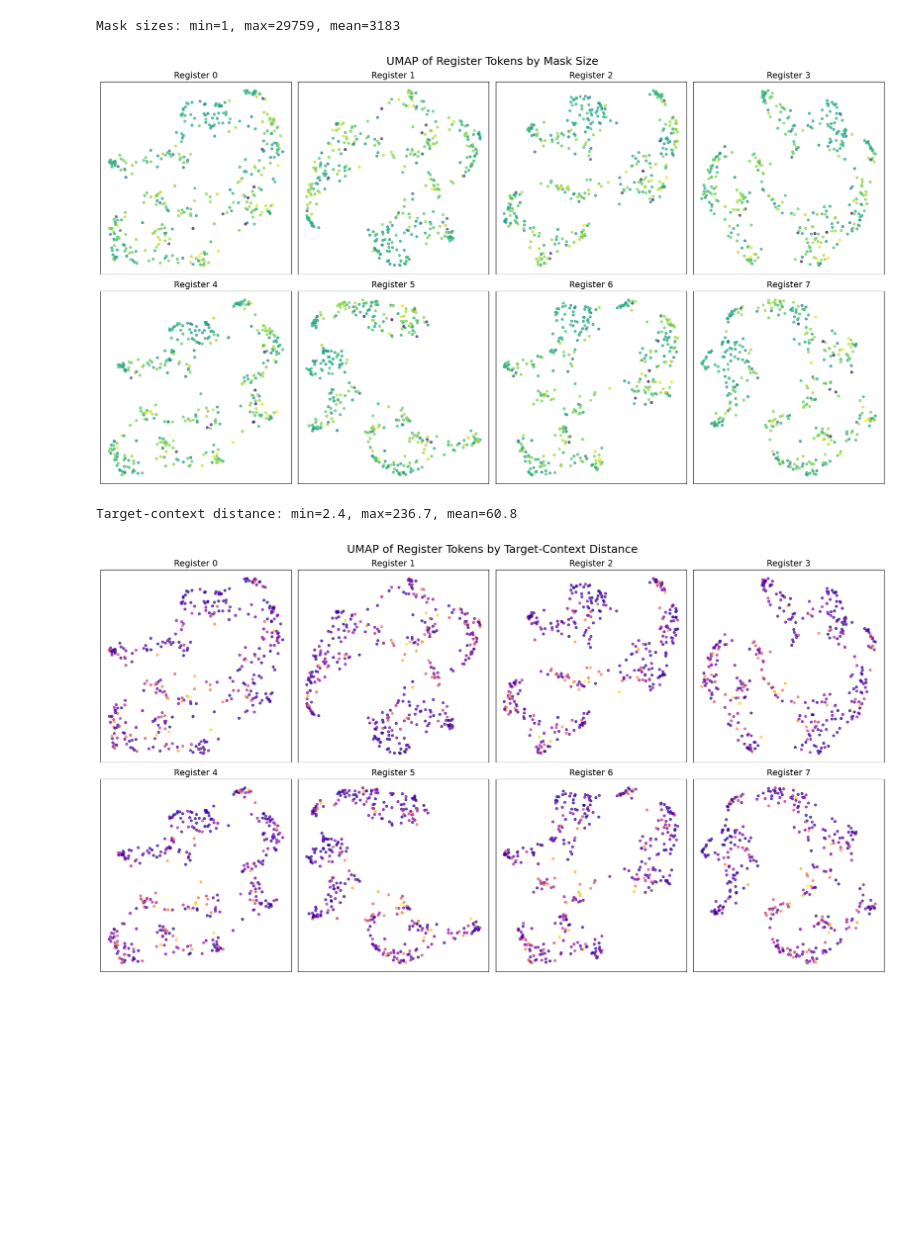
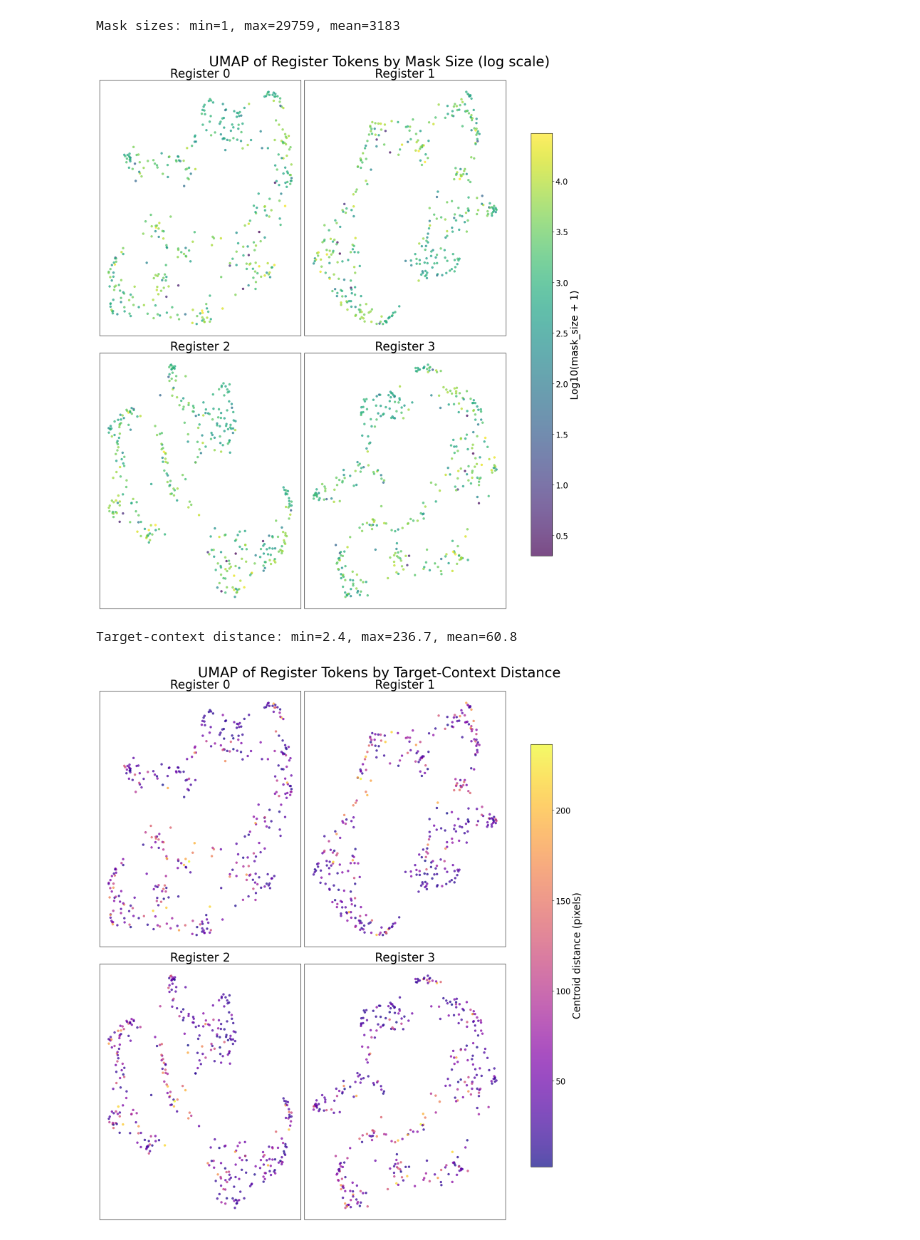
Before and after one commit to tidiane-camaret/ic_segmentation, a Jupyter notebook: results/register_tokens.ipynb, the cells around one changed output. Cells and saved outputs as stored; diff of their text form; code cells hidden in the pictures; blank space fills up the shorter version.

```diff
--- a/results/register_tokens.ipynb
+++ b/results/register_tokens.ipynb
@@ -188,27 +192,34 @@ print(f"Mask sizes: min={mask_sizes.min():.0f}, max={mask_sizes.max():.0f}, mean
 # %% [output]
 Mask sizes: min=1, max=29759, mean=3183
 # %%
-# Plot embeddings colored by mask_sizes for first register only
-fig, ax = plt.subplots(figsize=(8, 8))
+# Plot embeddings colored by mask_sizes for first 4 registers in 2x2 layout
+fig, axes = plt.subplots(2, 2, figsize=(16, 16))
+axes = axes.flatten()
 
-emb = embeddings[0]
+for reg_idx in range(4):
+    ax = axes[reg_idx]
+    emb = embeddings[reg_idx]
 
-scatter = ax.scatter(emb[:, 0], emb[:, 1],
-                    c=np.log10(mask_sizes + 1),  # Log scale for better color distribution
-                    cmap='viridis', s=15, alpha=0.7)
-ax.set_title('Register 0', fontsize=14)
-ax.set_xticks([])
-ax.set_yticks([])
+    scatter = ax.scatter(emb[:, 0], emb[:, 1],
+                        c=np.log10(mask_sizes + 1),  # Log scale for better color distribution
+                        cmap='viridis', s=15, alpha=0.7)
+    ax.set_title(f'Register {reg_idx}', fontsize=24)
+    ax.set_xticks([])
+    ax.set_yticks([])
 
-plt.suptitle('UMAP of Register Tokens by Mask Size (log scale)', y=0.98, fontsize=18)
+plt.suptitle('UMAP of Register Tokens by Mask Size (log scale)', y=0.98, fontsize=28)
+
+plt.tight_layout()
+plt.subplots_adjust(right=0.9)  # Make room for colorbar
 
 # Add colorbar
-cbar = plt.colorbar(scatter, ax=ax, label='Log10(mask_size + 1)')
+cbar = fig.colorbar(scatter, ax=axes, label='Log10(mask_size + 1)', shrink=0.8)
+cbar.ax.tick_params(labelsize=16)
+cbar.set_label('Log10(mask_size + 1)', fontsize=20)
 
-plt.tight_layout()
 plt.show()
 # %% [output]
-[figure, old version]
+[figure, new version]
 # %%
 # Compute distance between target and context mask centroids
 from scipy.ndimage import center_of_mass
@@ -234,20 +245,28 @@ print(f"Target-context distance: min={target_context_distances.min():.1f}, max={
 # %% [output]
 Target-context distance: min=2.4, max=236.7, mean=60.8
 # %%
-# Plot embeddings colored by target-context distance (first register only)
-fig, ax = plt.subplots(figsize=(8, 8))
+# Plot embeddings colored by target-context distance for first 4 registers in 2x2 layout
+fig, axes = plt.subplots(2, 2, figsize=(16, 16))
+axes = axes.flatten()
 
-emb = embeddings[0]
-sc = ax.scatter(emb[:, 0], emb[:, 1], c=target_context_distances, cmap='plasma', s=15, alpha=0.7)
-ax.set_title('Register 0', fontsize=14)
-ax.set_xticks([])
-ax.set_yticks([])
+for reg_idx in range(4):
+    ax = axes[reg_idx]
+    emb = embeddings[reg_idx]
+    sc = ax.scatter(emb[:, 0], emb[:, 1], c=target_context_distances, cmap='plasma', s=15, alpha=0.7)
+    ax.set_title(f'Register {reg_idx}', fontsize=24)
+    ax.set_xticks([])
+    ax.set_yticks([])
 
-plt.suptitle('UMAP of Register Tokens by Target-Context Distance', y=0.98, fontsize=18)
-cbar = plt.colorbar(sc, ax=ax, shrink=0.8, label='Centroid distance (pixels)')
-cbar.ax.tick_params(labelsize=12)
-cbar.set_label('Centroid distance (pixels)', fontsize=14)
+plt.suptitle('UMAP of Register Tokens by Target-Context Distance', y=0.98, fontsize=28)
+
 plt.tight_layout()
+plt.subplots_adjust(right=0.9)  # Make room for colorbar
+
+# Add colorbar
+cbar = fig.colorbar(sc, ax=axes, label='Centroid distance (pixels)', shrink=0.8)
+cbar.ax.tick_params(labelsize=16)
+cbar.set_label('Centroid distance (pixels)', fontsize=20)
+
 plt.show()
 # %% [output]
-[figure, old version]
+[figure, new version]
```
Also changed, not shown: parts of 1 cell of this notebook, 13 other files.
